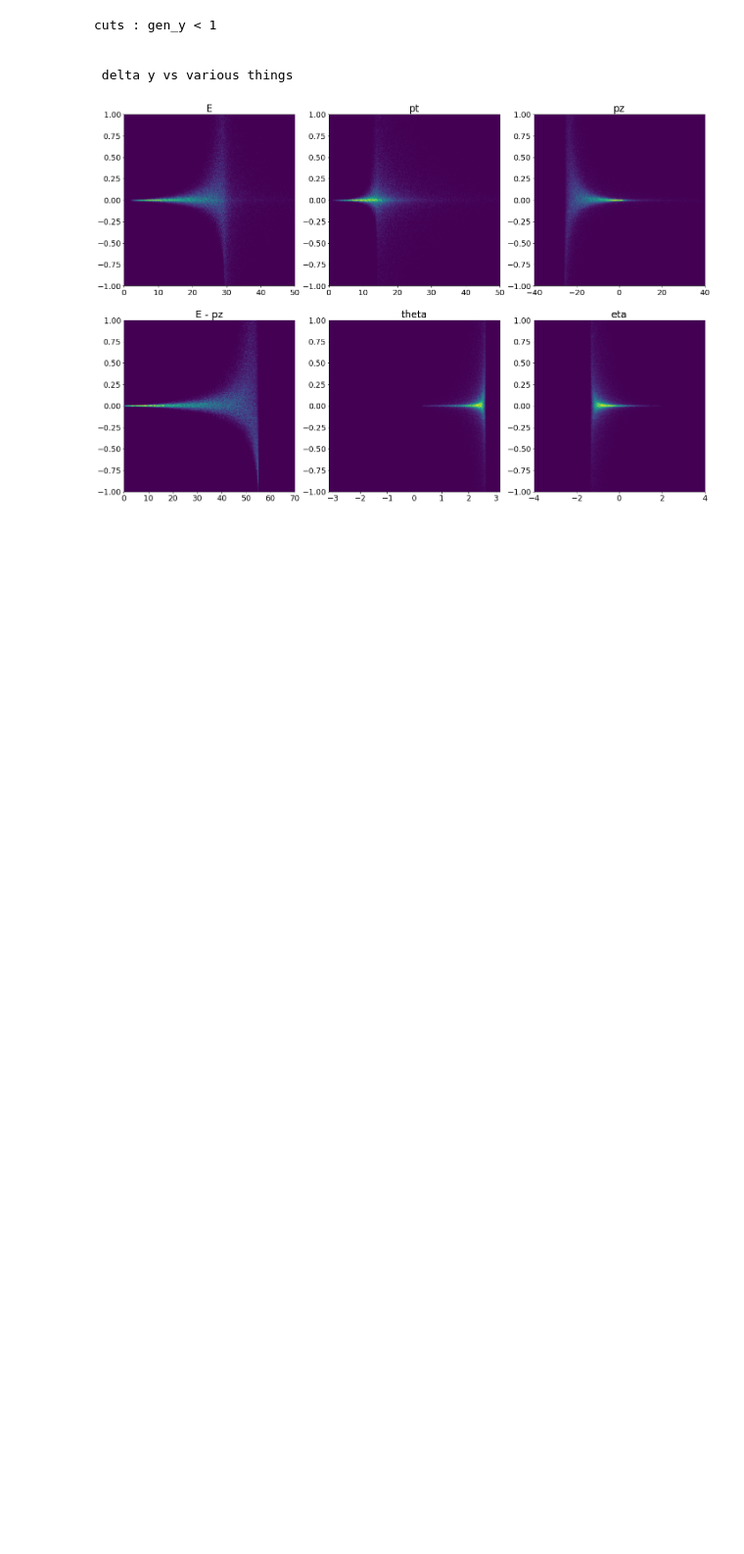
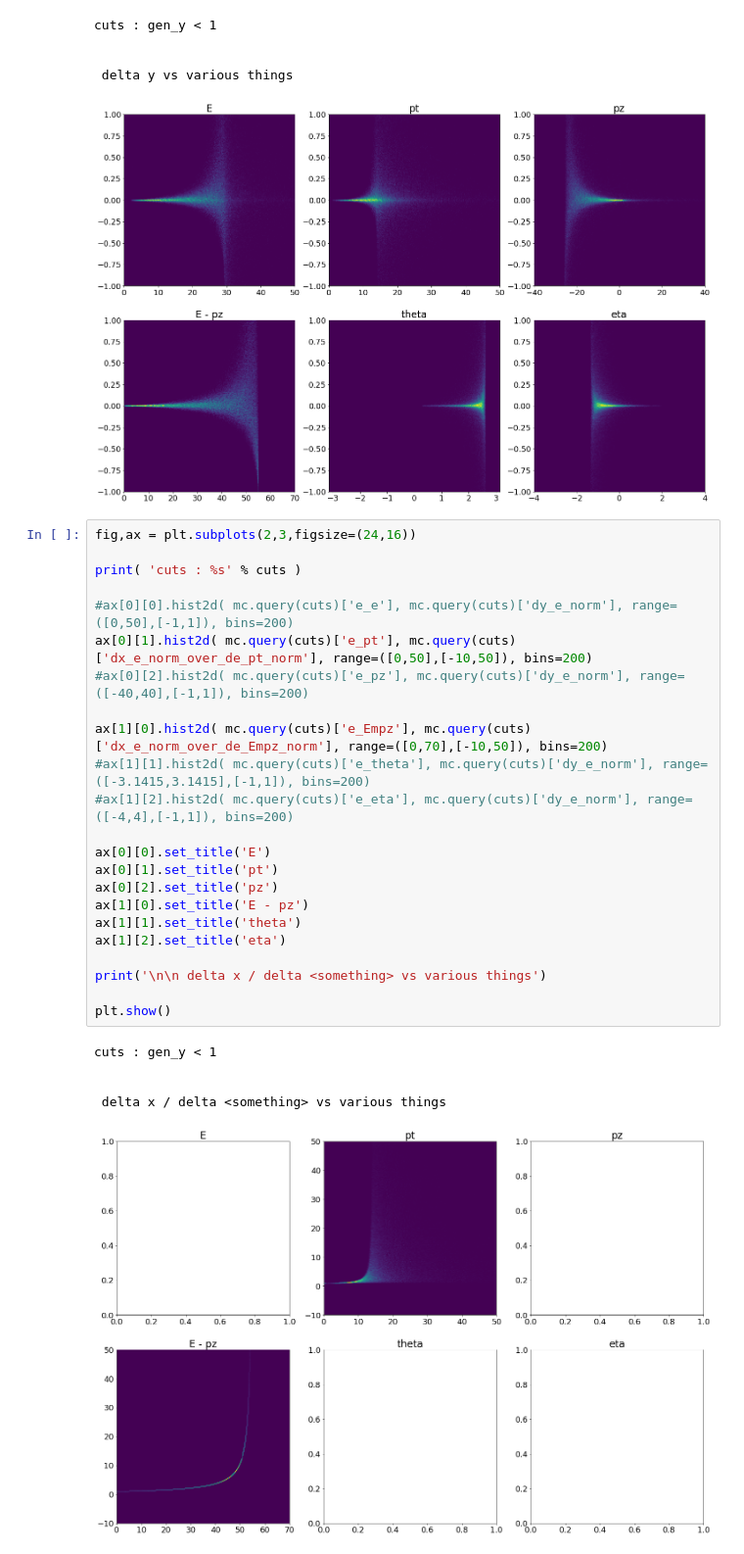
Before and after one commit to owen234/DIS-reco, a Jupyter notebook: electron-resolution-study.ipynb, the cells around one changed output. Shown at 98% size. Saved outputs shown, nothing was run; the diff lists cells and outputs as text; blank space fills up the shorter version.

```diff
--- a/electron-resolution-study.ipynb
+++ b/electron-resolution-study.ipynb
@@ -311,3 +401,32 @@ cuts : gen_y < 1
 
  delta y vs various things
 [figure]
+# %%
+fig,ax = plt.subplots(2,3,figsize=(24,16))
+
+print( 'cuts : %s' % cuts )
+
+#ax[0][0].hist2d( mc.query(cuts)['e_e'], mc.query(cuts)['dy_e_norm'], range=([0,50],[-1,1]), bins=200)
+ax[0][1].hist2d( mc.query(cuts)['e_pt'], mc.query(cuts)['dx_e_norm_over_de_pt_norm'], range=([0,50],[-10,50]), bins=200)
+#ax[0][2].hist2d( mc.query(cuts)['e_pz'], mc.query(cuts)['dy_e_norm'], range=([-40,40],[-1,1]), bins=200)
+
+ax[1][0].hist2d( mc.query(cuts)['e_Empz'], mc.query(cuts)['dx_e_norm_over_de_Empz_norm'], range=([0,70],[-10,50]), bins=200)
+#ax[1][1].hist2d( mc.query(cuts)['e_theta'], mc.query(cuts)['dy_e_norm'], range=([-3.1415,3.1415],[-1,1]), bins=200)
+#ax[1][2].hist2d( mc.query(cuts)['e_eta'], mc.query(cuts)['dy_e_norm'], range=([-4,4],[-1,1]), bins=200)
+
+ax[0][0].set_title('E')
+ax[0][1].set_title('pt')
+ax[0][2].set_title('pz')
+ax[1][0].set_title('E - pz')
+ax[1][1].set_title('theta')
+ax[1][2].set_title('eta')
+
+print('\n\n delta x / delta <something> vs various things')
+
+plt.show()
+# %% [output]
+cuts : gen_y < 1
+
+
+ delta x / delta <something> vs various things
+[figure, added]
```
Also changed, not shown: parts of 6 cells of this notebook.
